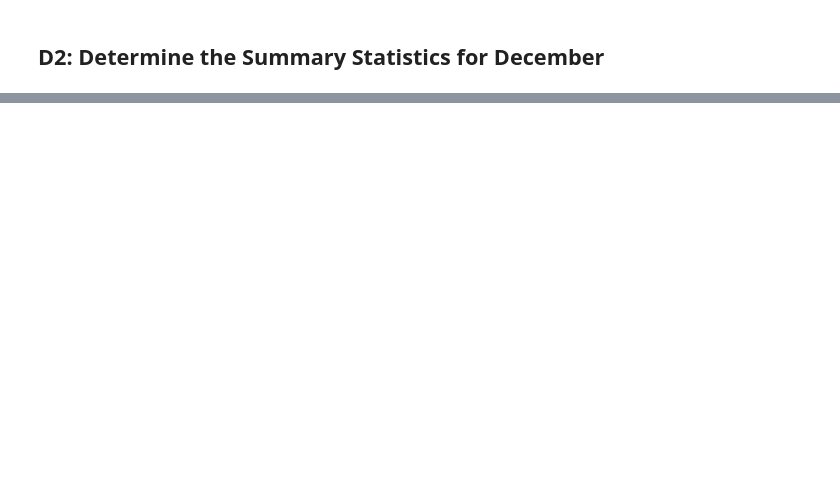
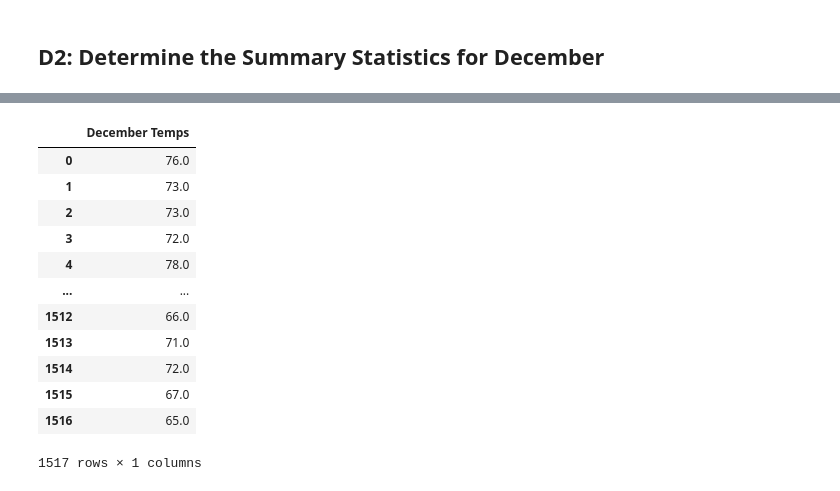
Before and after one commit to Adriangp27/Surfs_Up, a Jupyter notebook: SurfsUp_Challenge.ipynb, the cells around one changed output, grey strips where cells are left out. Drawn from its saved outputs; the diff is of its cells as text; code cells hidden in the pictures; blank space fills up the shorter version.

```diff
--- a/SurfsUp_Challenge.ipynb
+++ b/SurfsUp_Challenge.ipynb
@@ -50,3 +129,7 @@ june_results_df.describe()
 ## D2: Determine the Summary Statistics for December
 # %%
 # 6. Write a query that filters the Measurement table to retrieve the temperatures for the month of December.
+dec_temp = session.query(Measurement.tobs).\
+    filter(extract("month", Measurement.date) == "12").\
+    order_by(Measurement.date).all()
+dec_temp
@@ -53,2 +154,4 @@ june_results_df.describe()
 # %%
 # 7. Convert the December temperatures to a list.
+dec_temp_list = list(np.ravel(dec_temp))
+dec_temp_list
@@ -55,4 +176,20 @@ june_results_df.describe()
 # %%
 # 8. Create a DataFrame from the list of temperatures for the month of December.
+dec_temp_df = pd.DataFrame(dec_temp_list, columns = ['December Temps'])
+dec_temp_df
+# %% [output]
+|  | December Temps |
+| 0 | 76.0 |
+| 1 | 73.0 |
+| 2 | 73.0 |
+| 3 | 72.0 |
+| 4 | 78.0 |
+| ... | ... |
+| 1512 | 66.0 |
+| 1513 | 71.0 |
+| 1514 | 72.0 |
+| 1515 | 67.0 |
+| 1516 | 65.0 |
+1517 rows × 1 columns
 # %%
 # 9. Calculate and print out the summary statistics for the Decemeber temperature DataFrame.
```
Also changed, not shown: parts of 11 cells of this notebook, 4 other files.
